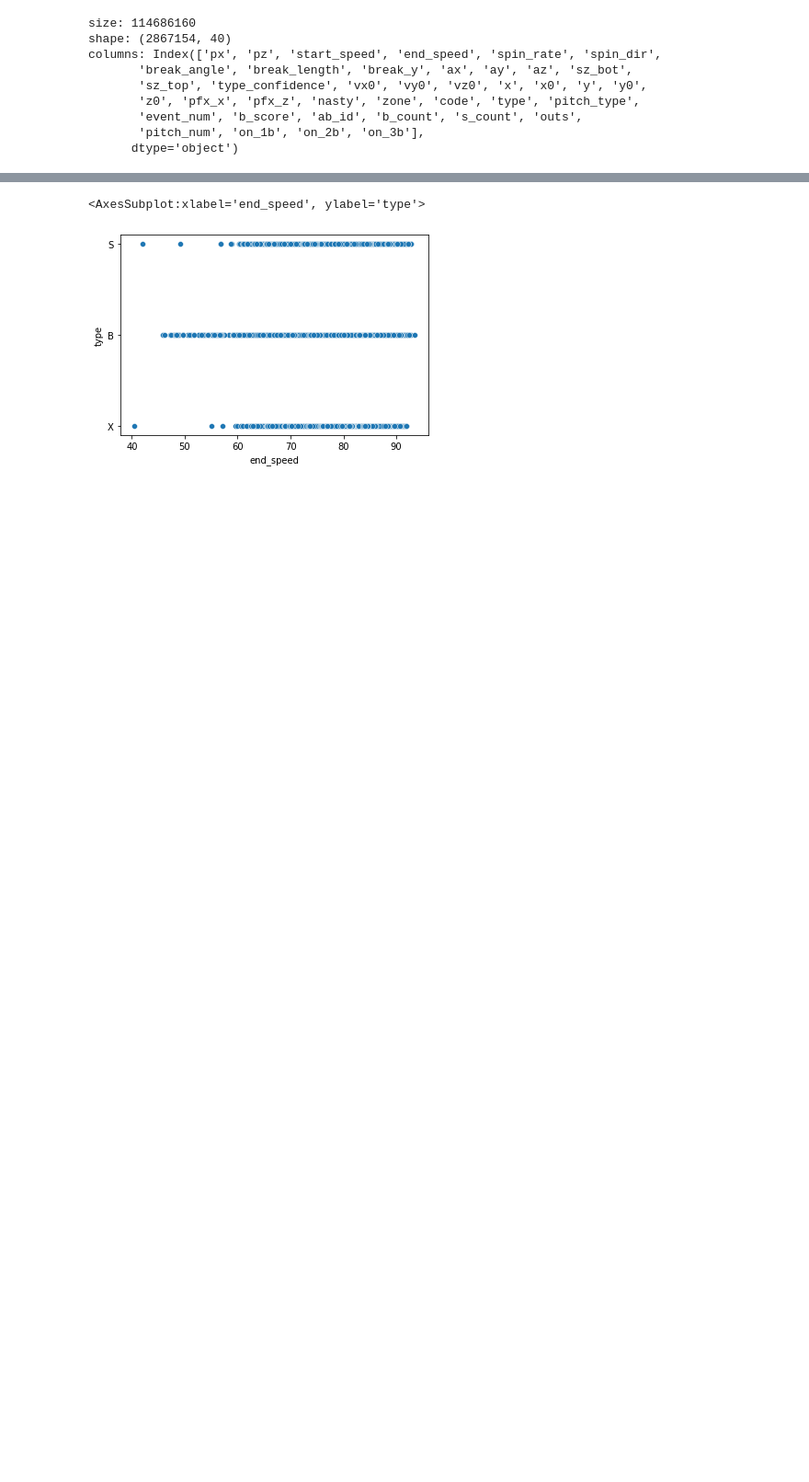
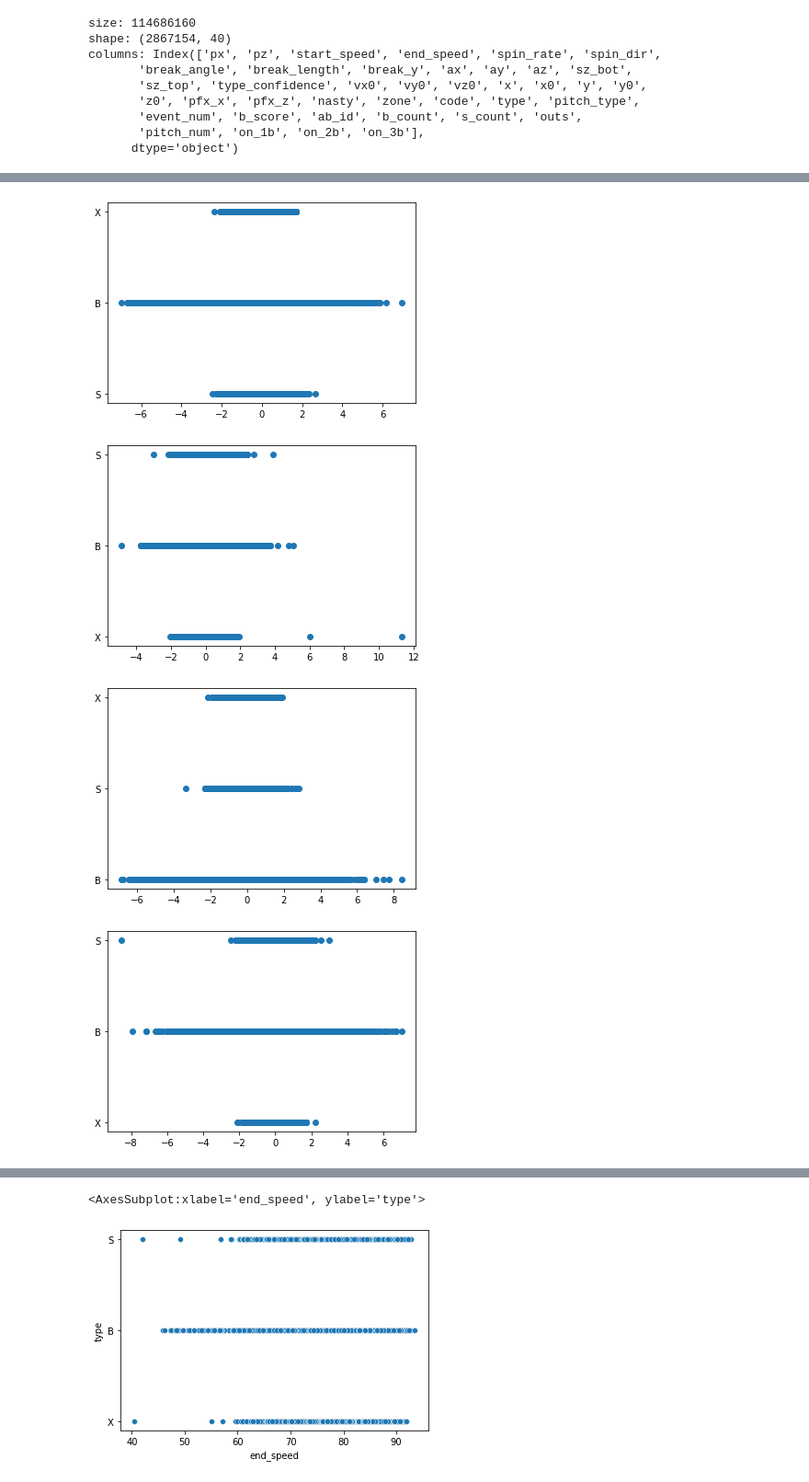
Before and after one commit to anaconda121/Whiff-Rate, a Jupyter notebook: EDA/tanish-design-project.ipynb, the cells around one changed output, grey strips where cells are left out. Shown at 92% size. Drawn from its saved outputs; the diff is of its cells as text; code cells hidden in the pictures; blank space fills up the shorter version.

```diff
--- a/EDA/tanish-design-project.ipynb
+++ b/EDA/tanish-design-project.ipynb
@@ -58,0 +117,17 @@ Things that I have learned from EDA:
+# %%
+#### Spin Dir EDA
+plt.scatter(sub_set_one['px'], sub_set_one['type'])
+plt.show()
+plt.scatter(sub_set_two['px'], sub_set_two['type'])
+plt.show()
+plt.scatter(sub_set_three['px'], sub_set_three['type'])
+plt.show()
+plt.scatter(sub_set_four['px'], sub_set_four['type'])
+plt.show()
+plt.scatter(sub_set_five['px'], sub_set_five['type'])
+plt.show()
+# %% [output]
+[figure, added]
+[figure, added]
+[figure, added]
+[figure, added]
```
Also changed, not shown: parts of 30 cells of this notebook.
